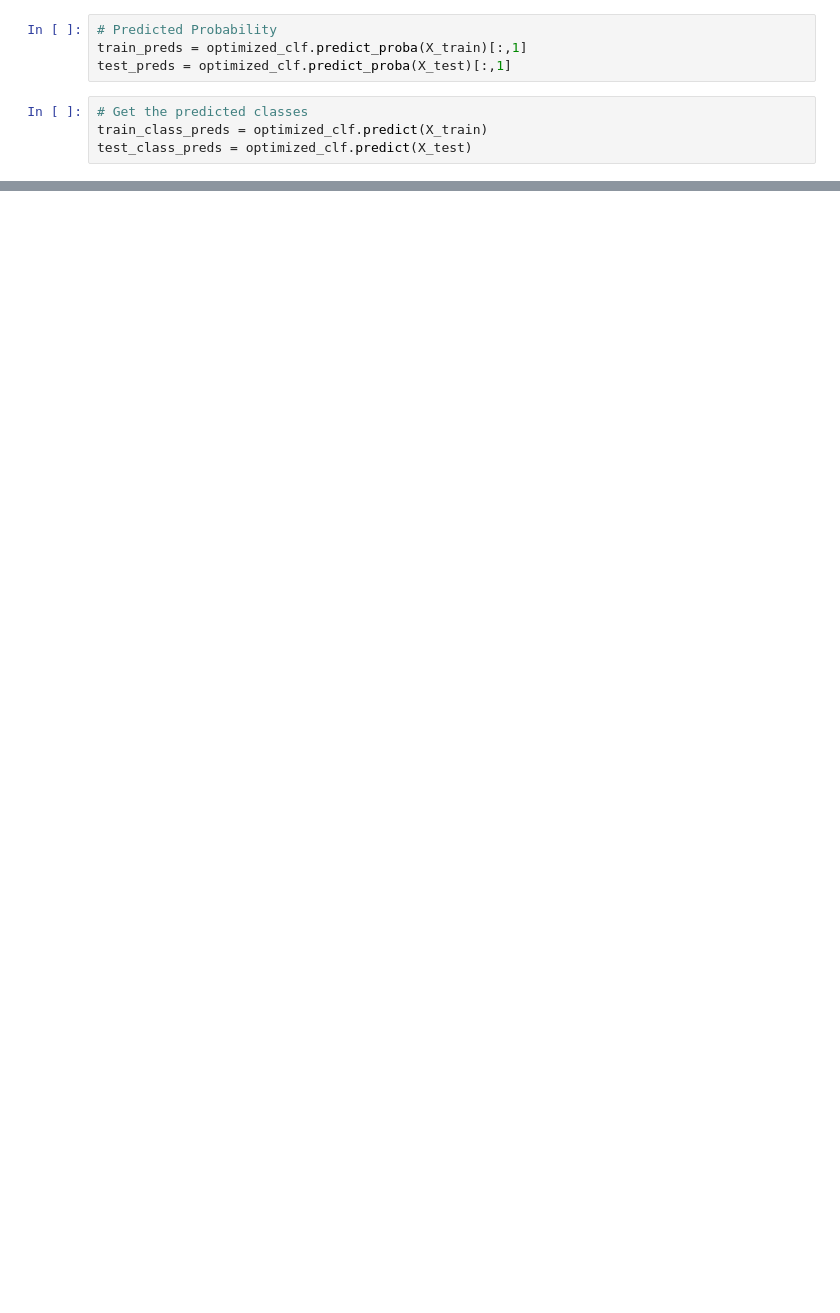
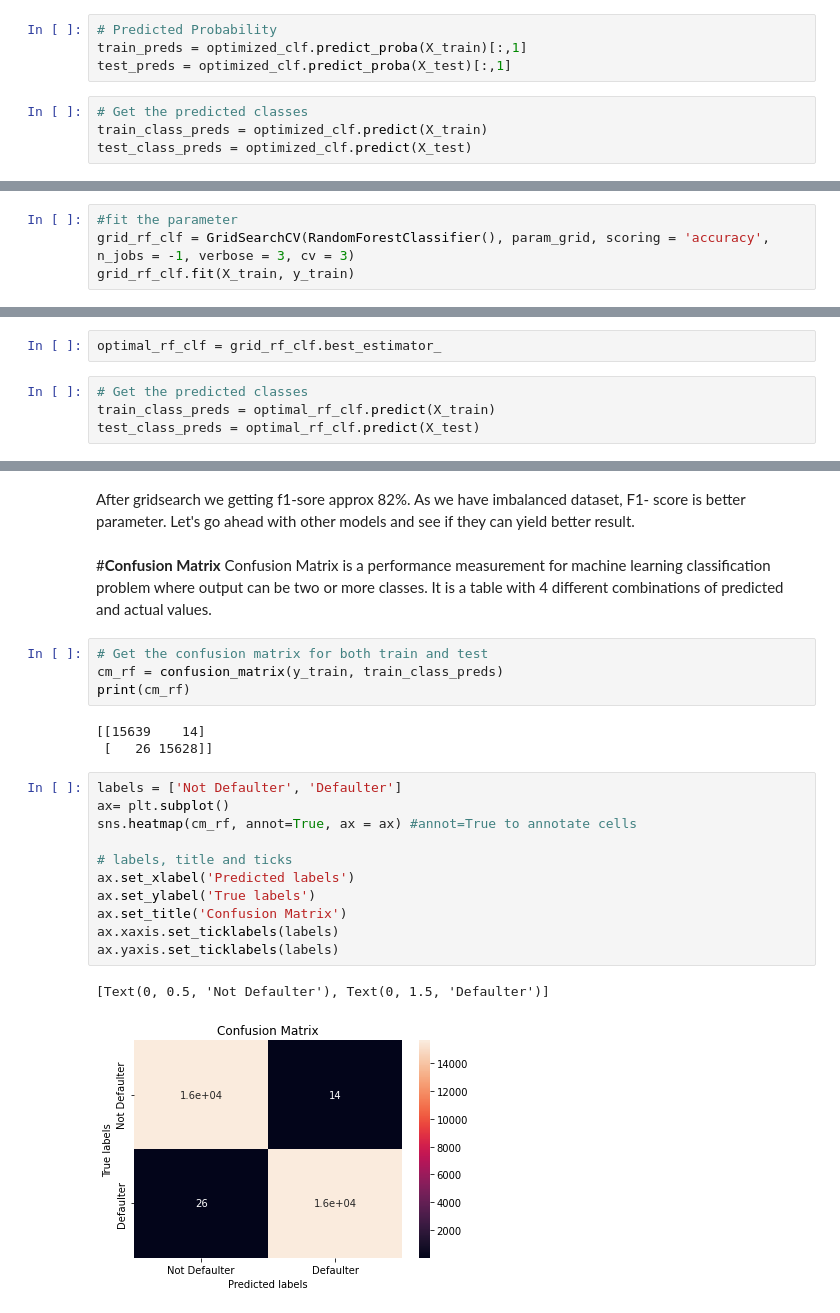
Before and after one commit to deepika1905/Credit-Card-Default-Prediction, a Jupyter notebook: Deepika_Yadav_Credit_Card_Default_Prediction_Capstone_Project.ipynb, the cells around one changed output, grey strips where cells are left out. Saved outputs shown, nothing was run; the diff lists cells and outputs as text; blank space fills up the shorter version.

```diff
--- a/Deepika_Yadav_Credit_Card_Default_Prediction_Capstone_Project.ipynb
+++ b/Deepika_Yadav_Credit_Card_Default_Prediction_Capstone_Project.ipynb
@@ -1064,0 +1228,4 @@ test_class_preds = optimized_clf.predict(X_test)
+# %%
+#fit the parameter
+grid_rf_clf = GridSearchCV(RandomForestClassifier(), param_grid, scoring = 'accuracy', n_jobs = -1, verbose = 3, cv = 3)
+grid_rf_clf.fit(X_train, y_train)
@@ -1064,0 +1246,6 @@ test_class_preds = optimized_clf.predict(X_test)
+# %%
+optimal_rf_clf = grid_rf_clf.best_estimator_
+# %%
+# Get the predicted classes
+train_class_preds = optimal_rf_clf.predict(X_train)
+test_class_preds = optimal_rf_clf.predict(X_test)
@@ -1064,0 +1280,26 @@ test_class_preds = optimized_clf.predict(X_test)
+# %% [markdown]
+After gridsearch we getting f1-sore approx 82%. As we have imbalanced dataset, F1- score is better parameter. Let's go ahead with other models and see if they can yield better result.
+# %% [markdown]
+#**Confusion Matrix**
+Confusion Matrix is a performance measurement for machine learning classification problem where output can be two or more classes. It is a table with 4 different combinations of predicted and actual values.
+# %%
+# Get the confusion matrix for both train and test
+cm_rf = confusion_matrix(y_train, train_class_preds)
+print(cm_rf)
+# %% [output]
+[[15639    14]
+ [   26 15628]]
+# %%
+labels = ['Not Defaulter', 'Defaulter']
+ax= plt.subplot()
+sns.heatmap(cm_rf, annot=True, ax = ax) #annot=True to annotate cells
+
+# labels, title and ticks
+ax.set_xlabel('Predicted labels')
+ax.set_ylabel('True labels')
+ax.set_title('Confusion Matrix')
+ax.xaxis.set_ticklabels(labels)
+ax.yaxis.set_ticklabels(labels)
+# %% [output]
+[Text(0, 0.5, 'Not Defaulter'), Text(0, 1.5, 'Defaulter')]
+[figure, added]
```
Also changed, not shown: parts of 127 cells of this notebook.
